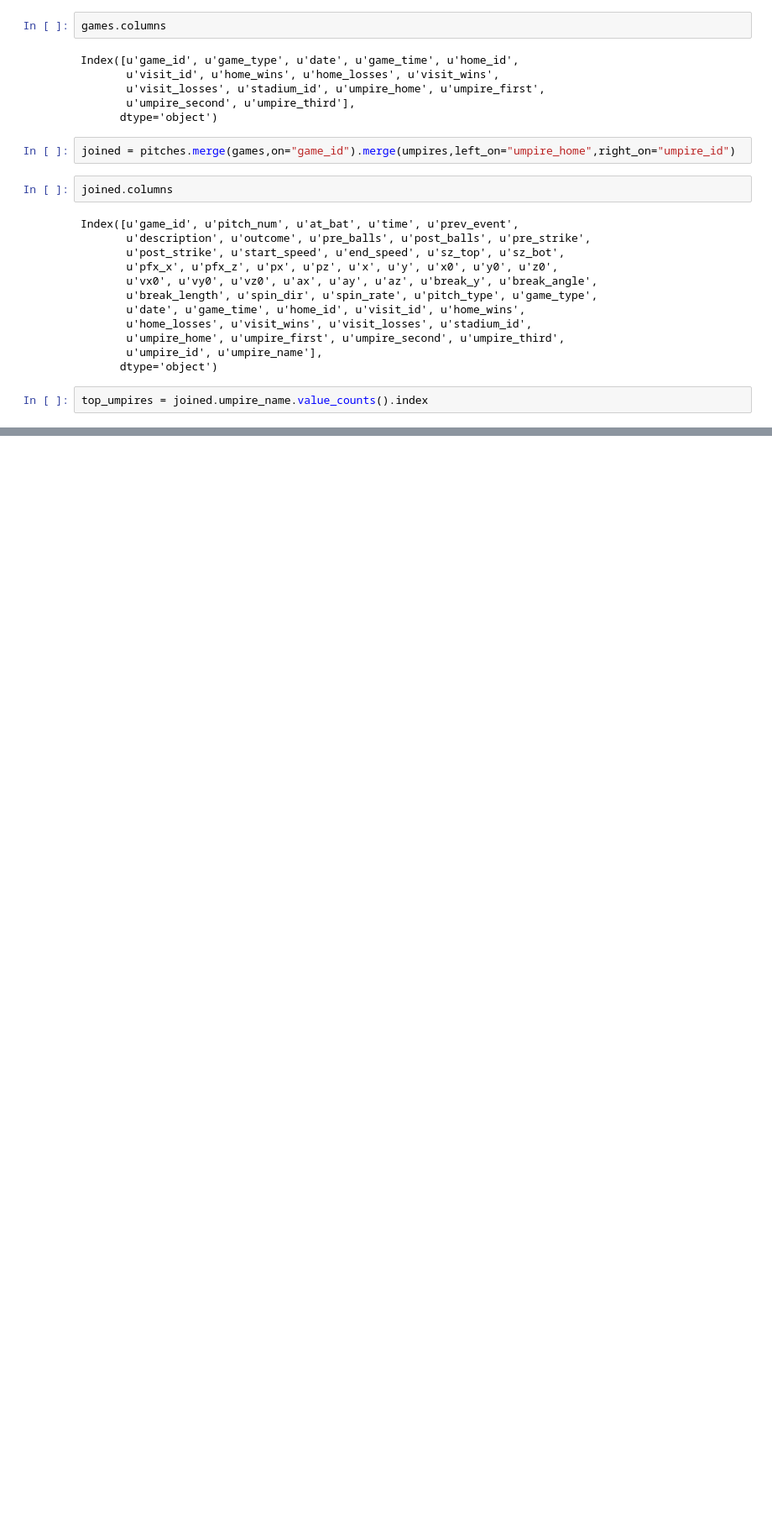
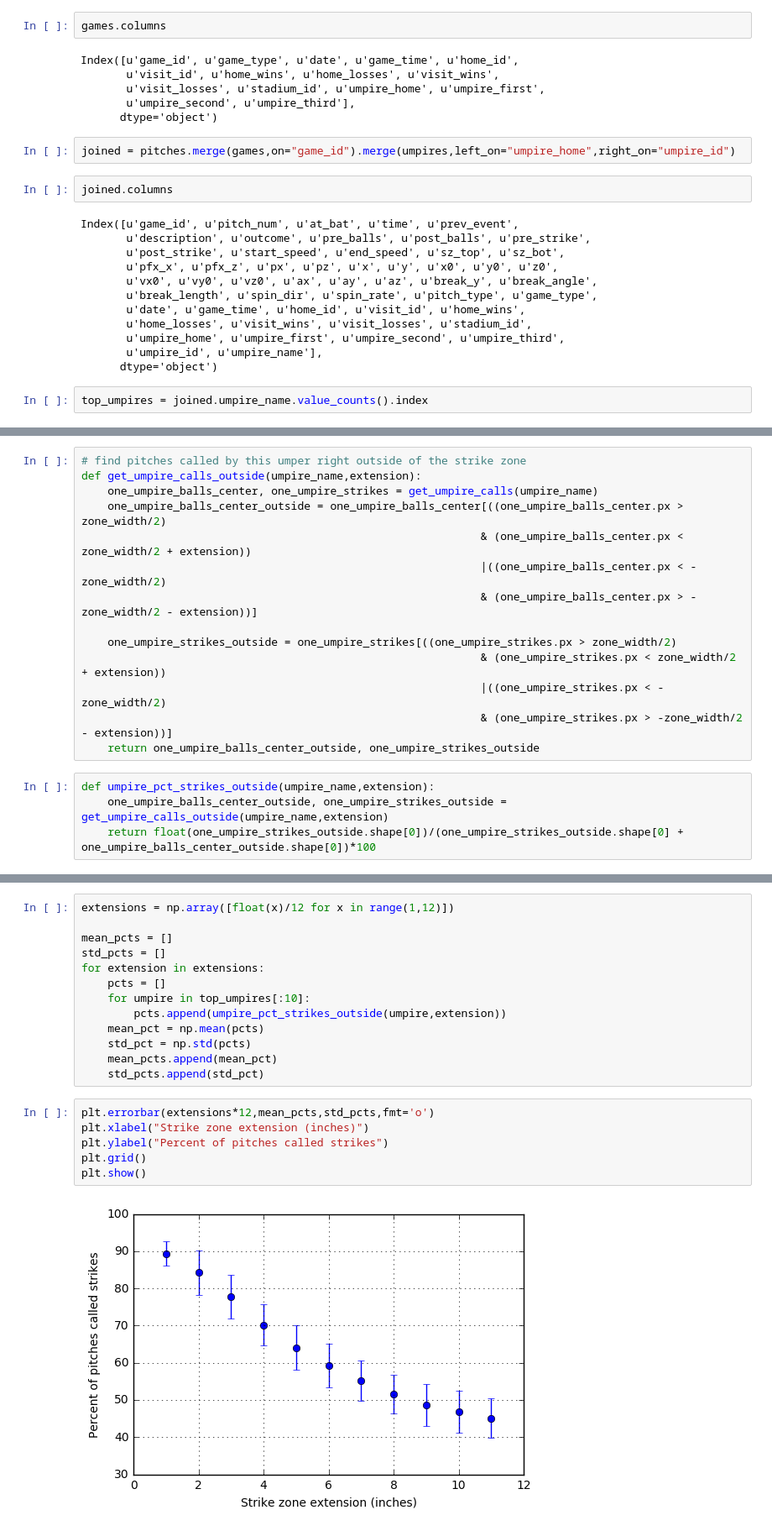
Before and after one commit to mavrommatis/pitchfx_sql, a Jupyter notebook: Notebooks/PitchMiscalls.ipynb, the cells around one changed output, grey strips where cells are left out. Shown at 84% size. Saved outputs shown, nothing was run; the diff lists cells and outputs as text; blank space fills up the shorter version.

```diff
--- a/Notebooks/PitchMiscalls.ipynb
+++ b/Notebooks/PitchMiscalls.ipynb
@@ -191,0 +193,18 @@ TODO:
+# %%
+# find pitches called by this umper right outside of the strike zone
+def get_umpire_calls_outside(umpire_name,extension):
+    one_umpire_balls_center, one_umpire_strikes = get_umpire_calls(umpire_name)
+    one_umpire_balls_center_outside = one_umpire_balls_center[((one_umpire_balls_center.px > zone_width/2)
+                                                             & (one_umpire_balls_center.px < zone_width/2 + extension))
+                                                             |((one_umpire_balls_center.px < -zone_width/2)
+                                                             & (one_umpire_balls_center.px > -zone_width/2 - extension))]
+
+    one_umpire_strikes_outside = one_umpire_strikes[((one_umpire_strikes.px > zone_width/2)
+                                                             & (one_umpire_strikes.px < zone_width/2 + extension))
+                                                             |((one_umpire_strikes.px < -zone_width/2)
+                                                             & (one_umpire_strikes.px > -zone_width/2 - extension))]
+    return one_umpire_balls_center_outside, one_umpire_strikes_outside
+# %%
+def umpire_pct_strikes_outside(umpire_name,extension):
+    one_umpire_balls_center_outside, one_umpire_strikes_outside = get_umpire_calls_outside(umpire_name,extension)
+    return float(one_umpire_strikes_outside.shape[0])/(one_umpire_strikes_outside.shape[0] + one_umpire_balls_center_outside.shape[0])*100
@@ -191,0 +225,21 @@ TODO:
+# %%
+extensions = np.array([float(x)/12 for x in range(1,12)])
+
+mean_pcts = []
+std_pcts = []
+for extension in extensions:
+    pcts = []
+    for umpire in top_umpires[:10]:
+        pcts.append(umpire_pct_strikes_outside(umpire,extension))
+    mean_pct = np.mean(pcts)
+    std_pct = np.std(pcts)
+    mean_pcts.append(mean_pct)
+    std_pcts.append(std_pct)
+# %%
+plt.errorbar(extensions*12,mean_pcts,std_pcts,fmt='o')
+plt.xlabel("Strike zone extension (inches)")
+plt.ylabel("Percent of pitches called strikes")
+plt.grid()
+plt.show()
+# %% [output]
+[figure, added]
```
Also changed, not shown: parts of 6 cells of this notebook.
